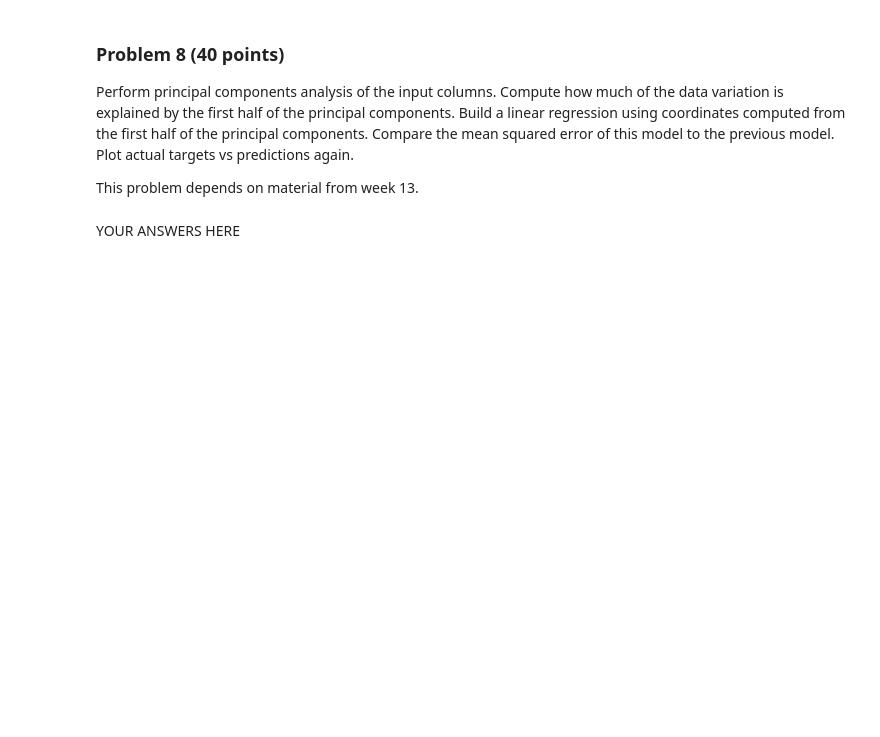
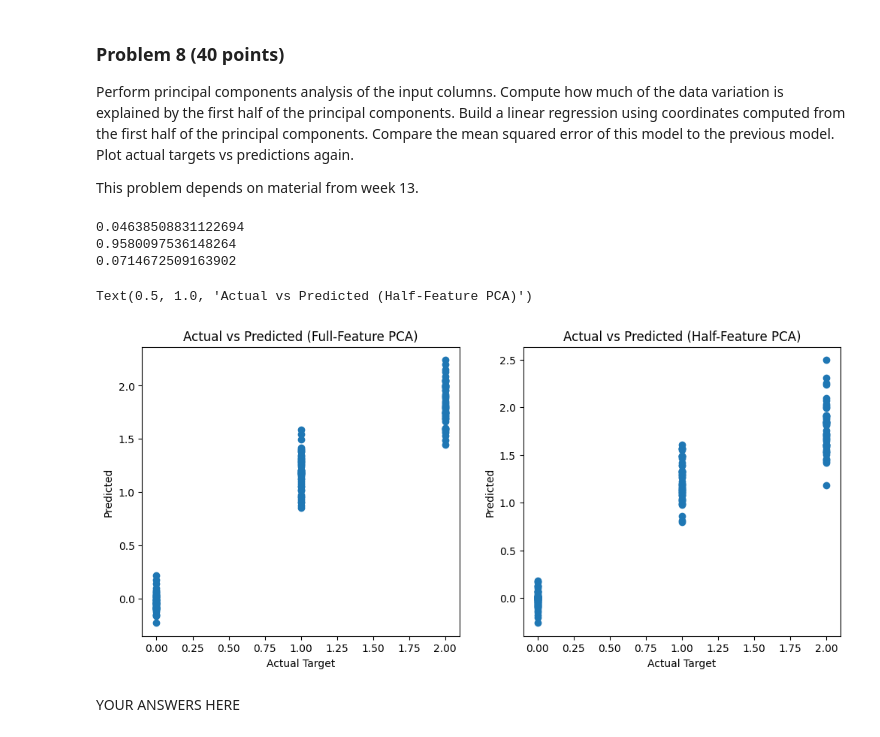
Before and after one commit to TcheungBU/dx601-final-project, a Jupyter notebook: project.ipynb, the cells around one changed output. Cells and saved outputs as stored; diff of their text form; code cells hidden in the pictures; blank space fills up the shorter version.

```diff
--- a/project.ipynb
+++ b/project.ipynb
@@ -347,3 +345,55 @@ This problem depends on material from week 13.
+# %%
+# YOUR CODE HERE
+##Perform principal components analysis of the input columns.
+features = ["sepal-length", "sepal-width", "petal-length", "petal-width"]
+features_normalized = iris[features] / iris[features].std()
+features_normalized.std()
+y = iris["target"]
+normalized_pca=PCA()
+normalized_pca.fit(features_normalized.dropna())
+full_model = LinearRegression()
+full_model.fit(features_normalized, y)
+y_pred_full = full_model.predict(features_normalized)
+mse_full = np.mean((y - y_pred_full)**2)
+print(mse_full)
+
+##Compute how much of the data variation is explained by the first half of the principal components.
+k = len(features) // 2
+X_pca = normalized_pca.transform(features_normalized)
+first_half = normalized_pca.explained_variance_ratio_[:k].sum()
+print(first_half) ##0.9580097536148264~ 96% of data variation is explained by the first two principal components
+
+##Build a linear regression using coordinates computed from the first half of the principal components.
+X_pca_subset = X_pca[:, :k]
+pca_model = LinearRegression()
+pca_model.fit(X_pca_subset, y)
+y_pred_pca = pca_model.predict(X_pca_subset)
+
+##Compare the mean squared error of this model to the previous model.
+mse_pca = np.mean((y - y_pred_pca)**2)
+print (mse_pca)
+#The full feature MSE is about 0.046, while the half feature MSE is about 0.071. Obviously, more features will provide us with a more stable result so this is expected.
+#This being said, the first half model still has a relatively low MSE, and we see from the graphs below that they are fairly similar.
+
+
+##Plot actual targets vs predictions again.
+plt.figure(figsize=(12, 5))
+plt.subplot(1, 2, 1)
+plt.scatter(y, y_pred_full)
+plt.xlabel("Actual Target")
+plt.ylabel("Predicted")
+plt.title("Actual vs Predicted (Full-Feature PCA)")
+plt.subplot(1, 2, 2)
+plt.scatter(y, y_pred_pca)
+plt.xlabel("Actual Target")
+plt.ylabel("Predicted")
+plt.title("Actual vs Predicted (Half-Feature PCA)")
+# %% [output]
+0.04638508831122694
+0.9580097536148264
+0.0714672509163902
+Text(0.5, 1.0, 'Actual vs Predicted (Half-Feature PCA)')
+[figure, added]
 # %% [markdown]
 YOUR ANSWERS HERE
 # %% [markdown]
```
Also changed, not shown: parts of 7 cells of this notebook.
